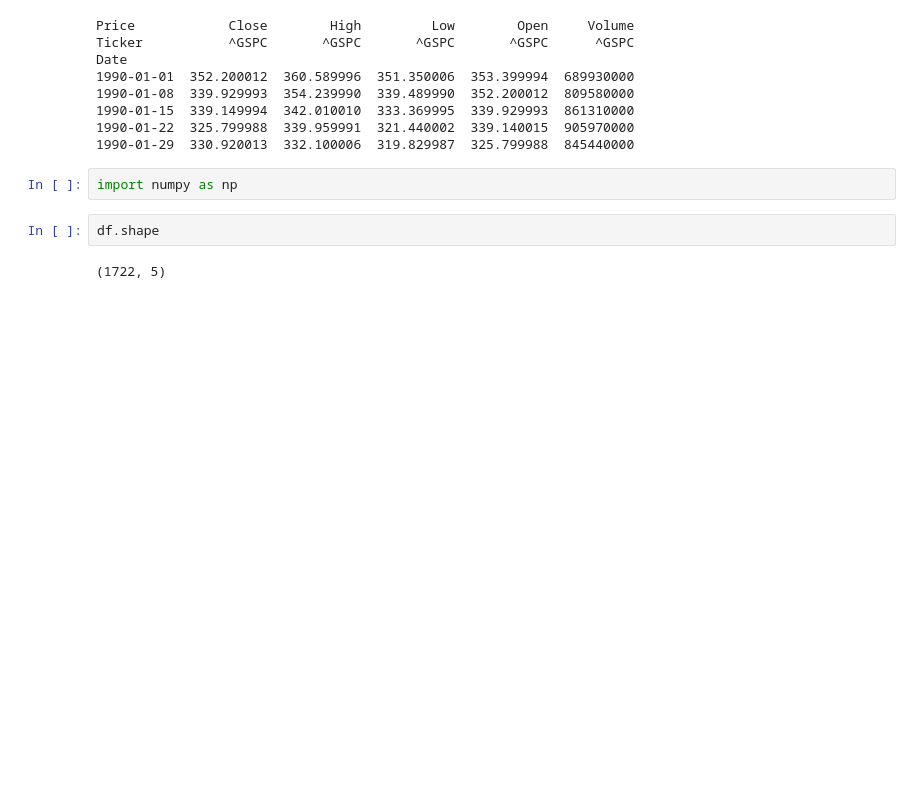
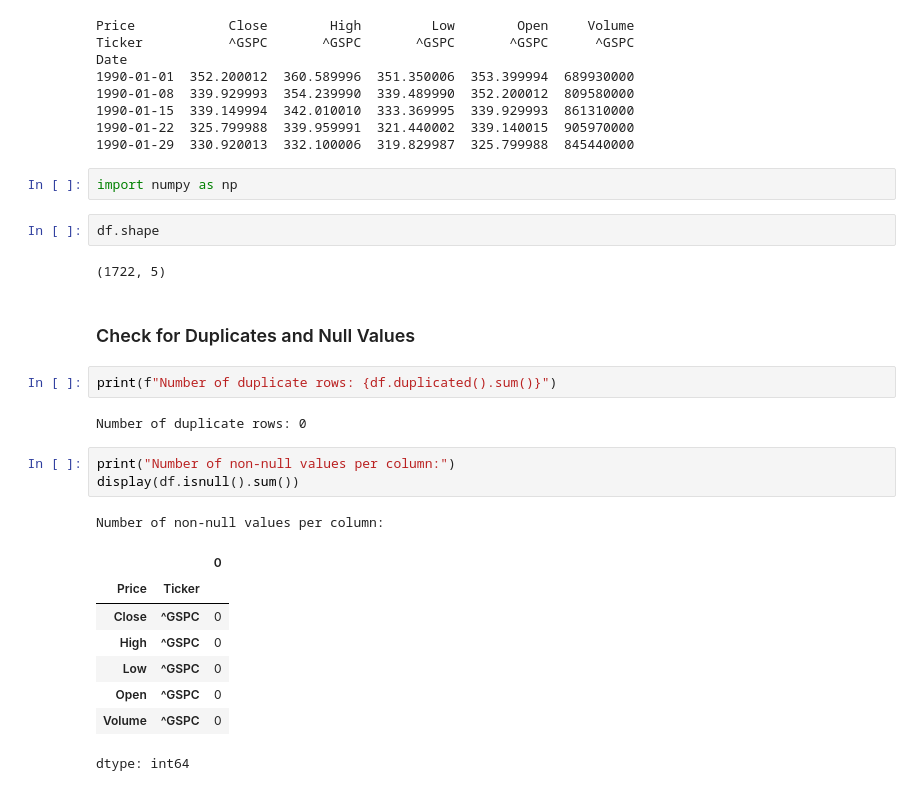
Before and after one commit to RajanyaSaha-27/Stock_Prediction, a Jupyter notebook: Stock1.ipynb, the cells around one changed output. Saved outputs shown, nothing was run; the diff lists cells and outputs as text; blank space fills up the shorter version.

```diff
--- a/Stock1.ipynb
+++ b/Stock1.ipynb
@@ -36,3 +34,22 @@ import numpy as np
 df.shape
 # %% [output]
 (1722, 5)
+# %% [markdown]
+### Check for Duplicates and Null Values
+# %%
+print(f"Number of duplicate rows: {df.duplicated().sum()}")
+# %% [output]
+Number of duplicate rows: 0
+# %%
+print("Number of non-null values per column:")
+display(df.isnull().sum())
+# %% [output]
+Number of non-null values per column:
+|  |  | 0 |
+| Price | Ticker |  |
+| Close | ^GSPC | 0 |
+| High | ^GSPC | 0 |
+| Low | ^GSPC | 0 |
+| Open | ^GSPC | 0 |
+| Volume | ^GSPC | 0 |
+dtype: int64
```
Also changed, not shown: parts of 29 cells of this notebook.
